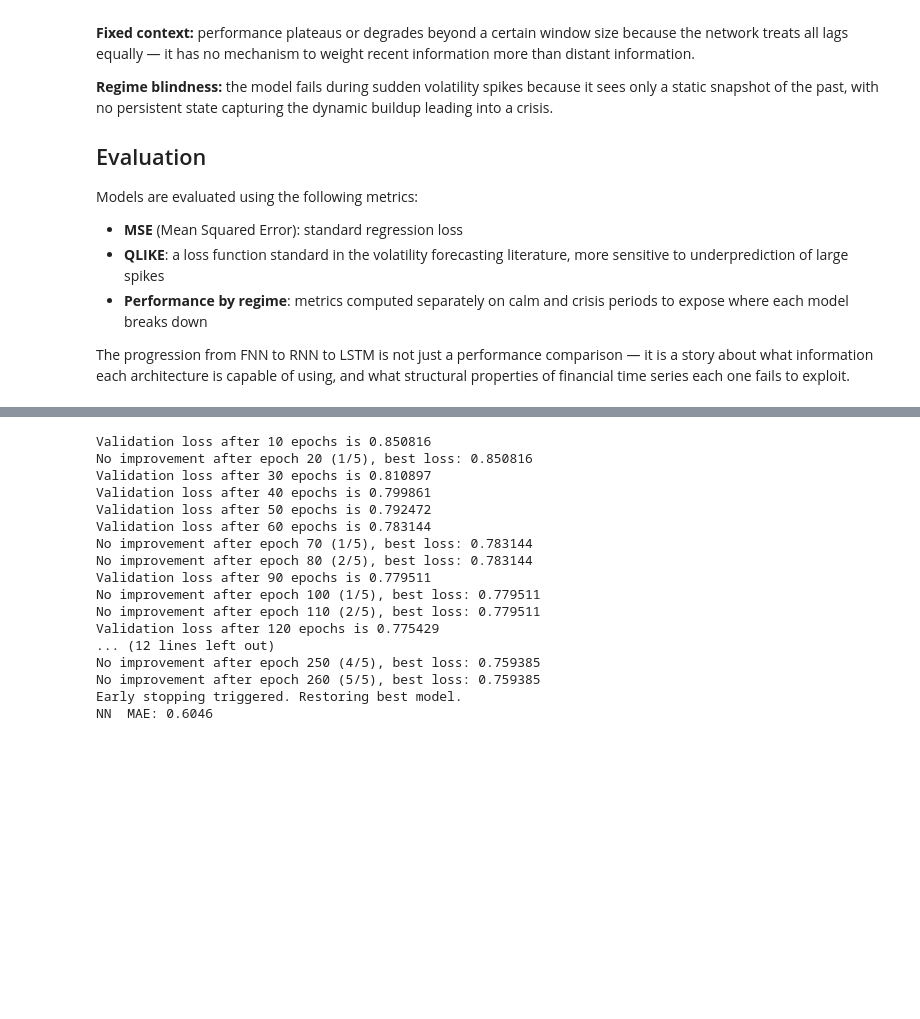
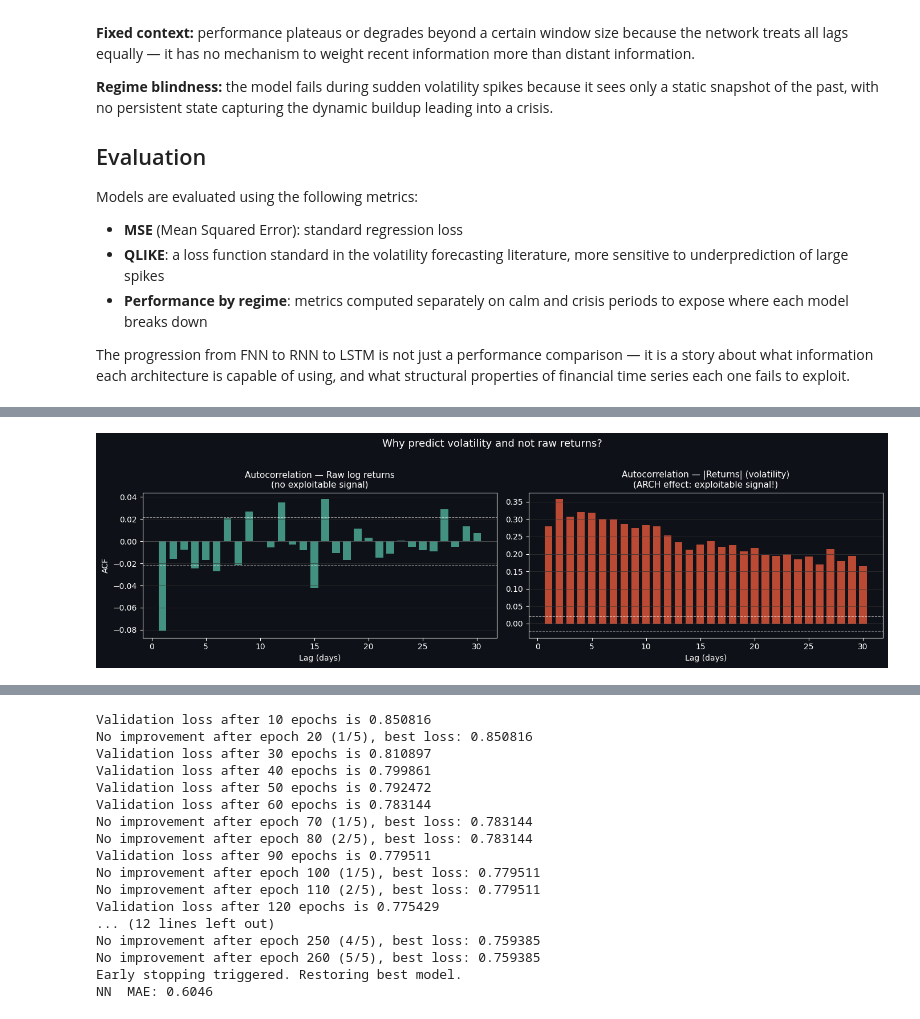
Before and after one commit to edouardblnc87/deep_learning_implementation, a Jupyter notebook: devoir_des_loulous/julien.ipynb, the cells around one changed output, grey strips where cells are left out. Cells and saved outputs as stored; diff of their text form; code cells hidden in the pictures; blank space fills up the shorter version.

```diff
--- a/devoir_des_loulous/julien.ipynb
+++ b/devoir_des_loulous/julien.ipynb
@@ -154,0 +238,38 @@ This motivates the use of more advanced models capable of capturing non-linear p
+# %%
+## --- Autocorrelation — raw returns vs |returns| ---
+
+fig, axes = plt.subplots(1, 2, figsize=(14, 4))
+fig.patch.set_facecolor('#0E1117')
+
+for ax in axes:
+    ax.set_facecolor('#0E1117')
+
+lags_range = range(1, 31)
+acf_returns = [returns.autocorr(lag=k) for k in lags_range]
+acf_vol = [vol.autocorr(lag=k)     for k in lags_range]
+
+# 95% confidence interval
+ci = 1.96 / np.sqrt(len(returns))
+
+axes[0].bar(list(lags_range), acf_returns, color=ACCENT, alpha=0.7, width=0.7)
+axes[0].axhline( ci, color='white', linestyle='--', linewidth=0.8, alpha=0.5)
+axes[0].axhline(-ci, color='white', linestyle='--', linewidth=0.8, alpha=0.5)
+axes[0].axhline(0,   color='white', linewidth=0.4, alpha=0.3)
+axes[0].set_title('Autocorrelation — Raw log returns\n(no exploitable signal)', fontsize=11)
+axes[0].set_xlabel('Lag (days)')
+axes[0].set_ylabel('ACF')
+axes[0].grid(axis='y', color=GRID_COL, linewidth=0.5)
+
+axes[1].bar(list(lags_range), acf_vol, color=ACCENT2, alpha=0.8, width=0.7)
+axes[1].axhline( ci, color='white', linestyle='--', linewidth=0.8, alpha=0.5)
+axes[1].axhline(-ci, color='white', linestyle='--', linewidth=0.8, alpha=0.5)
+axes[1].axhline(0,   color='white', linewidth=0.4, alpha=0.3)
+axes[1].set_title('Autocorrelation — |Returns| (volatility)\n(ARCH effect: exploitable signal!)', fontsize=11)
+axes[1].set_xlabel('Lag (days)')
+axes[1].grid(axis='y', color=GRID_COL, linewidth=0.5)
+
+plt.suptitle('Why predict volatility and not raw returns?', fontsize=13, y=1.02)
+plt.tight_layout()
+plt.show()
+# %% [output]
+[figure, added]
```
Also changed, not shown: parts of 32 cells of this notebook.
